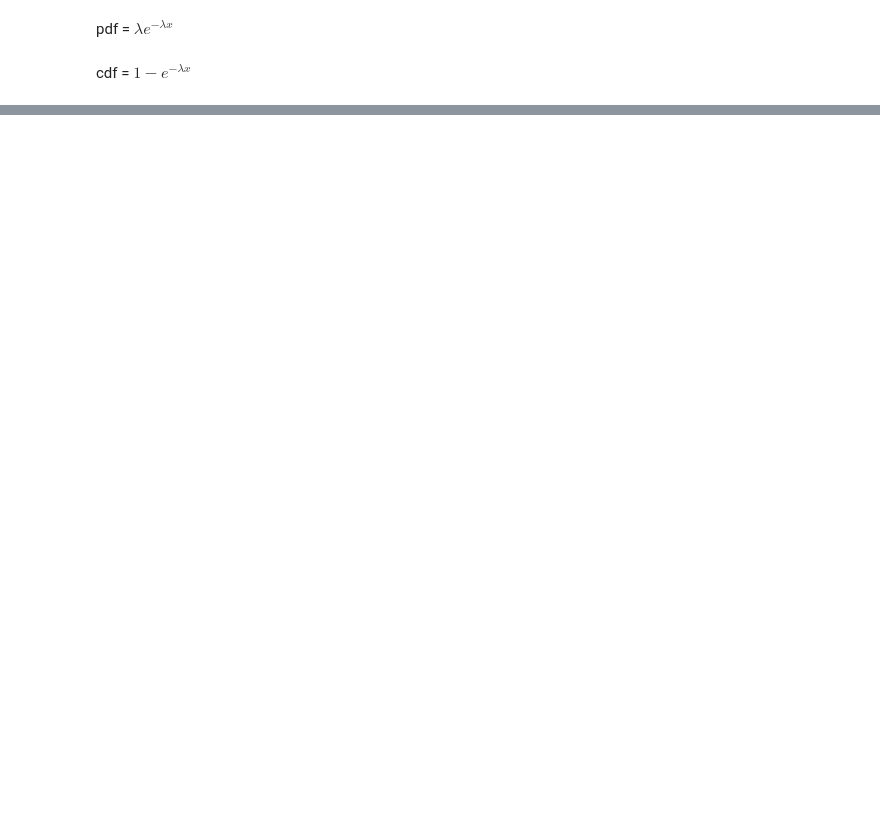
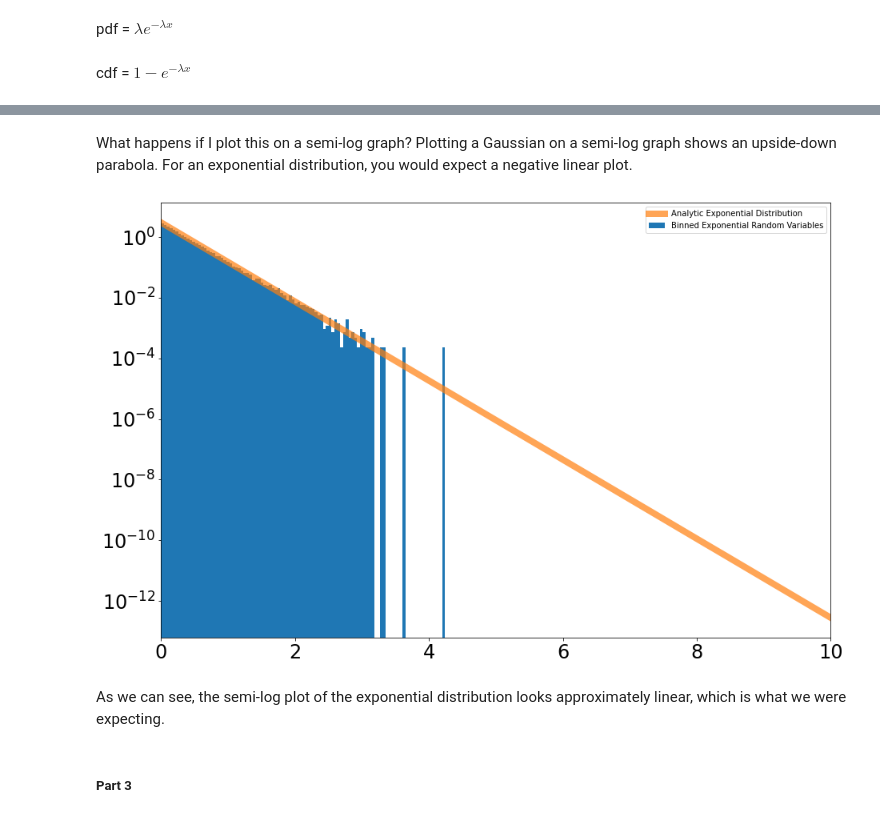
Before and after one commit to jenniv27/phys434, a Jupyter notebook: Labs/Lab1.ipynb, the cells around one changed output, grey strips where cells are left out. Cells and saved outputs as stored; diff of their text form; code cells hidden in the pictures; blank space fills up the shorter version.

Commit message:
Completed part 2, started part 3.

```diff
--- a/Labs/Lab1.ipynb
+++ b/Labs/Lab1.ipynb
@@ -74,0 +113,23 @@ cdf = $1-e^{-\lambda x}$
+# %% [markdown]
+What happens if I plot this on a semi-log graph? Plotting a Gaussian on a semi-log graph shows an upside-down parabola. For an exponential distribution, you would expect a negative linear plot.
+# %%
+# We will repeat all of the steps before, except we will plot it on a graph where y is on log-scale.
+fig, ax = plt.subplots(1, 1)
+ax.hist(d, 100, density=True, label='Binned Exponential Random Variables')
+
+plt.tick_params(labelsize = 24)
+plt.xlim([0,10])
+
+x = np.linspace(0,10,1000)
+
+a = 3
+ax.plot(x,stats.expon.pdf(x, loc = 0, scale = 1/a), linewidth = 8, alpha = 0.7, label='Analytic Exponential Distribution')
+plt.yscale('log')
+plt.legend()
+plt.show()
+# %% [output]
+[figure, added]
+# %% [markdown]
+As we can see, the semi-log plot of the exponential distribution looks approximately linear, which is what we were expecting.
+# %% [markdown]
+##### Part 3
```
Also changed, not shown: parts of 18 cells of this notebook.
